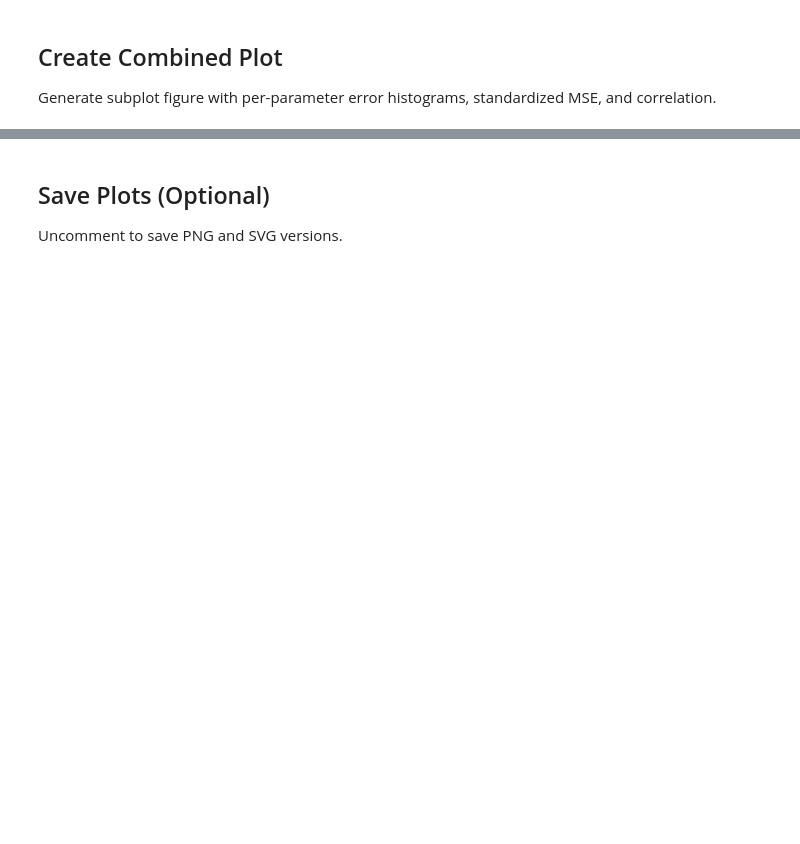
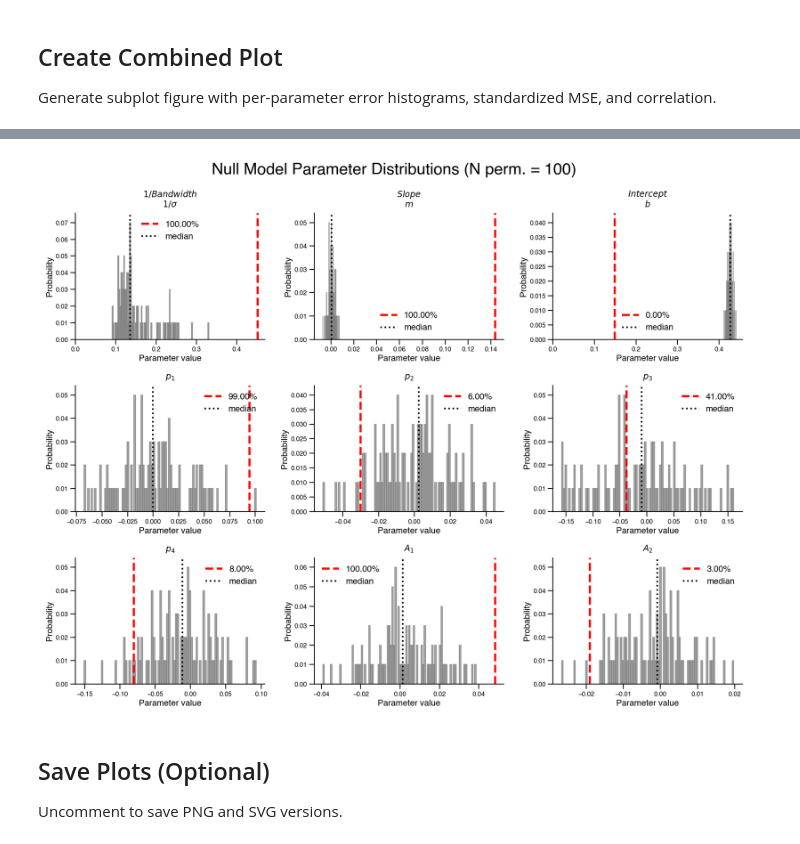
Before and after one commit to JiyeongHa/Spatial-Frequency-Preferences_NSDsyn, a Jupyter notebook: notebooks/plot_combined_error_mse_comparison.ipynb, the cells around one changed output, grey strips where cells are left out. Drawn from its saved outputs; the diff is of its cells as text; code cells hidden in the pictures; blank space fills up the shorter version.

```diff
--- a/notebooks/plot_combined_error_mse_comparison.ipynb
+++ b/notebooks/plot_combined_error_mse_comparison.ipynb
@@ -182,0 +199,19 @@ No artists with labels found to put in legend.  Note that artists whose label st
+# %%
+meta_args = ['sub', 'perm']
+
+# Load eccentricity-shuffled null models (slope, intercept)
+null_ecc_df = model.load_all_models(null_ecc_models, *meta_args, params=ecc_params)
+null_ecc_df['perm'] = null_ecc_df['perm'].astype(int)
+
+# Load orientation-shuffled null models (p_1-p_4, A_1, A_2)
+null_ori_df = model.load_all_models(null_ori_models, *meta_args, params=ori_params)
+null_ori_df['perm'] = null_ori_df['perm'].astype(int)
+
+# Load local_sf-shuffled null models (sigma)
+null_sf_df = model.load_all_models(null_sf_models, *meta_args, params=sf_params)
+null_sf_df['perm'] = null_sf_df['perm'].astype(int)
+
+# Merge into combined null df on (sub, perm)
+null_nsd_df = null_ecc_df.merge(null_ori_df, on=meta_cols).merge(null_sf_df, on=meta_cols)
+
+null_nsd_df.head()
@@ -272,3 +313,24 @@ fig, axes = vis2D.plot_combined_null_distributions(
+# %%
+# Observed NSD means across subjects
+actual_means = nsd_df[PARAMS_2D].mean().to_dict()
+
+# Mean across subjects per permutation
+null_param_df = null_nsd_df.groupby('perm')[PARAMS_2D].mean().reset_index()
+
+# Transform sigma -> 1/sigma
+null_param_df['1/sigma'] = 1.0 / null_param_df['sigma']
+null_param_df.drop(columns=['sigma'], inplace=True)
+actual_means['1/sigma'] = 1.0 / actual_means.pop('sigma')
+
+params_plot = ['1/sigma', 'slope', 'intercept', 'p_1', 'p_2', 'p_3', 'p_4', 'A_1', 'A_2']
+
+fig, _ = vis2D.plot_null_param_value_distributions(
+    null_param_df, actual_means,
+    params=params_plot,
+    title=f'Null Model Parameter Distributions (N perm. = {n_perm})',
+    bins=100, plot_median=True, include_zero=True)
+# %% [output]
+[figure, added]
 # %% [markdown]
 ## Save Plots (Optional)
 Uncomment to save PNG and SVG versions.
```
Also changed, not shown: parts of 23 cells of this notebook, 3 other files.
